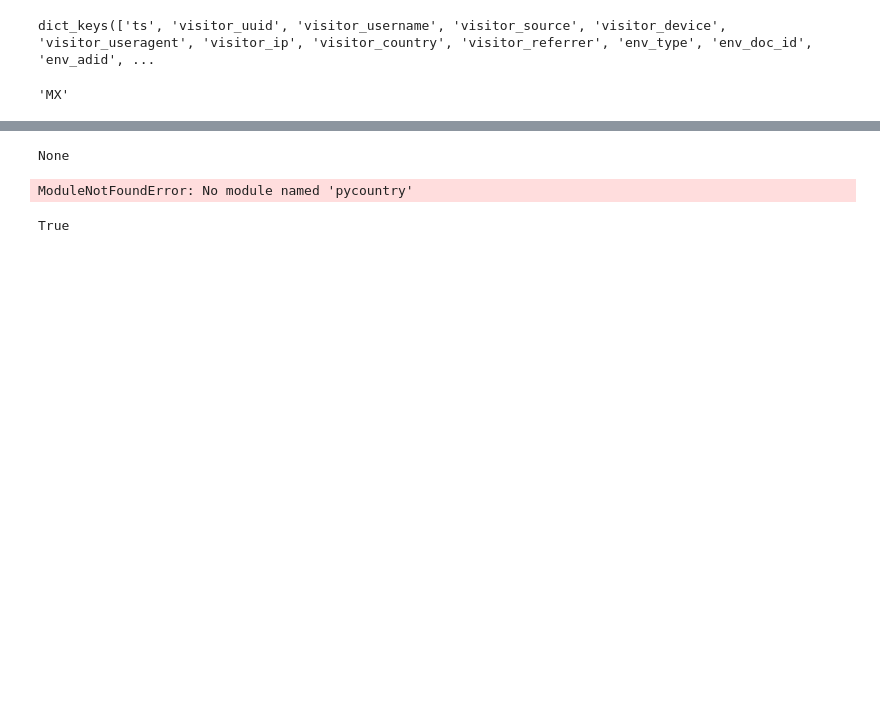
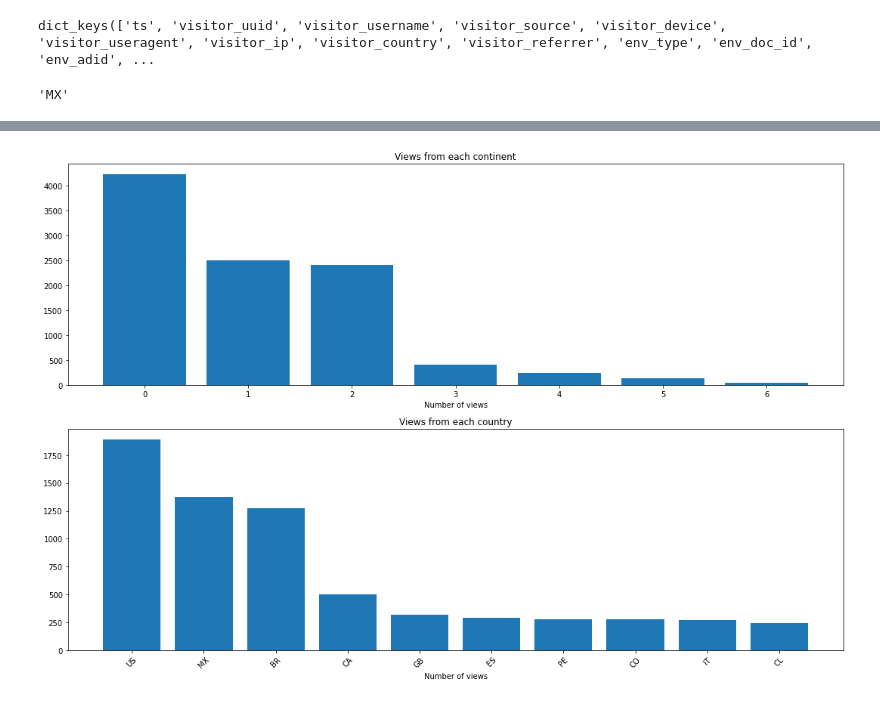
Before and after one commit to friedforfun/DocumentTracking, a Jupyter notebook: Application/examples.ipynb, the cells around one changed output, grey strips where cells are left out. Drawn from its saved outputs; the diff is of its cells as text; code cells hidden in the pictures; blank space fills up the shorter version.

Commit message:
Restructure and refactor views

```diff
--- a/Application/examples.ipynb
+++ b/Application/examples.ipynb
@@ -24,2 +45,2 @@ dict_keys(['ts', 'visitor_uuid', 'visitor_username', 'visitor_source', 'visitor_
 # %%
-test = {}
+test.continents
@@ -26,4 +54,0 @@ test = {}
-# %%
-test['mx'] = 1
-# %%
-test['mx'] += 1
@@ -34,10 +54,0 @@ test
-# %%
-y = test.get('en')
-print(y)
-# %% [output]
-None
-# %%
-from DocuTrace.analysis import views
-
-test = views.LocationViews()
-test.get_data('sample_data/issuu_cw2.json')
@@ -46,11 +55,6 @@ import numpy as np
-# %%
-import pycountry
-import pycountry_convert
-
-pycountry.countries.get('MX')
-# %% [output]
-ModuleNotFoundError: No module named 'pycountry'
-# %%
-sys.prefix == sys.base_prefix
-# %% [output]
-True
+# %%
+test.configure_figure(n_countries=10)
+
+test.histogram()
+# %% [output]
+[figure, added]
```
Also changed, not shown: parts of 7 cells of this notebook, 8 other files.
